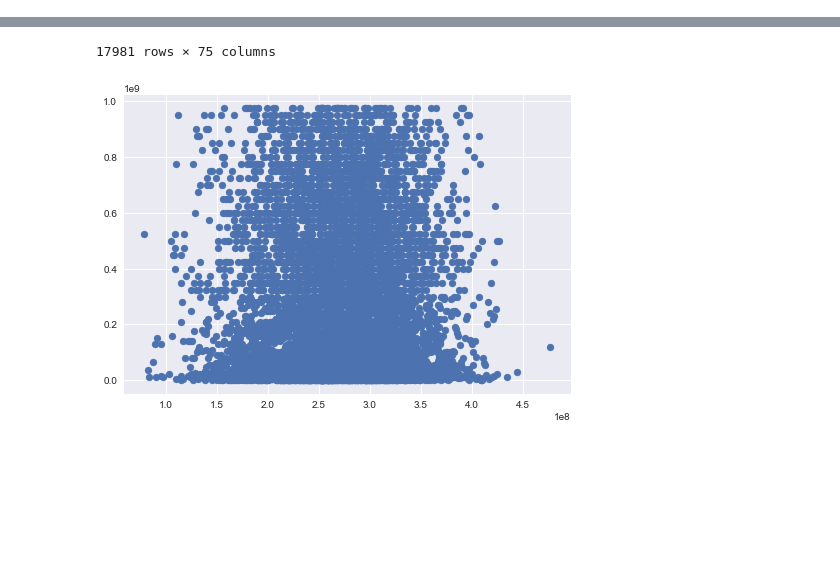
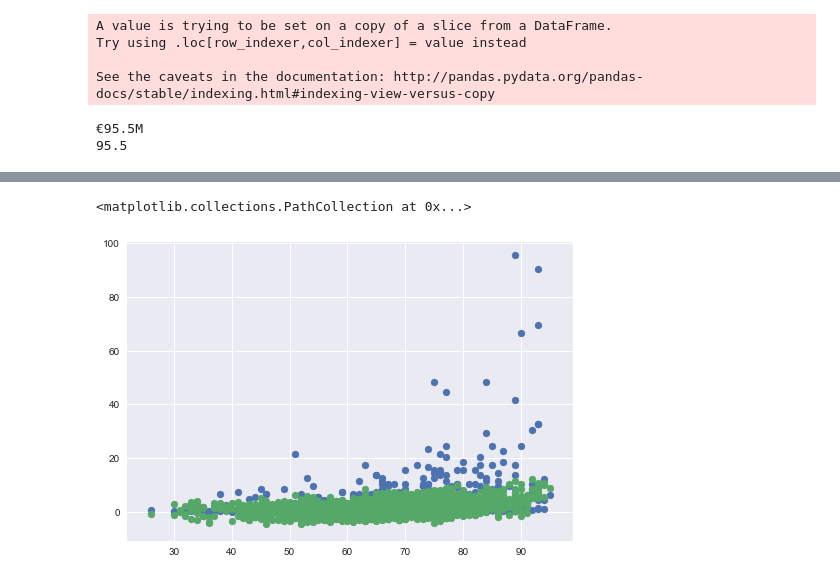
Before and after one commit to Joaogca/ProjetoFinal-CD, a Jupyter notebook: Check-1.ipynb, the cells around one changed output, grey strips where cells are left out. Saved outputs shown, nothing was run; the diff lists cells and outputs as text; code cells hidden in the pictures; blank space fills up the shorter version.

```diff
--- a/Check-1.ipynb
+++ b/Check-1.ipynb
@@ -6,8 +6,17 @@ from sklearn import datasets, linear_model
 import numpy as np
 import pandas as pd
 from sklearn.metrics import mean_squared_error, r2_score
+import tweepy
+import json
+from bs4 import BeautifulSoup
+import requests
+from sklearn.model_selection import train_test_split
+import numpy as np
+import statsmodels.api as sm
+import matplotlib.pyplot as plt
+from mpl_toolkits.mplot3d import Axes3D
 
-df=pd.read_csv('C:/Users/joaog/Downloads/fifa-18-demo-player-dataset/CompleteDataset.csv')
+df=pd.read_csv('Database\CompleteDataset.csv')
 # %%
 def arrumapreco(valor):  #função que retira todos os sinais(emocotions continuam)
     if "M" in valor:
@@ -44,6 +52,28 @@ X = df[features]
+# %%
+features=["Acceleration","Agility","Ball control","Dribbling","Long shots","Marking","Reactions","Short passing","Shot power","Sliding tackle","Stamina","Strength","Volleys"]
+
+df=df.rename(columns = {'Preferred Positions':'Positions'})
+dfataq=df[(df.Positions == 'ST LW ') | (df.Positions == 'RW ') | (df.Positions == 'LW ') | (df.Positions == 'ST ')| (df.Positions == 'CF ')| (df.Positions == 'ST RW ')| (df.Positions == 'CAM ')]
+
+
+for i in features:
+    dfataq[i]=dfataq[i].apply(arrumaatt)
+# %% [output]
+A value is trying to be set on a copy of a slice from a DataFrame.
+Try using .loc[row_indexer,col_indexer] = value instead
+
+See the caveats in the documentation: http://pandas.pydata.org/pandas-docs/stable/indexing.html#indexing-view-versus-copy
 # %%
-from sklearn.model_selection import train_test_split
-X_train, X_test, y_train, y_test = train_test_split(X, y, test_size=0.5, random_state=42)
+X = dfataq[features]
+
+y=dfataq["Value"].apply(arrumapreco)
+print(dfataq.Value[0])
+print(y[0])
+
+X_train, X_test, y_train, y_test = train_test_split(X, y, test_size=0.1, random_state=42)
+# %% [output]
+€95.5M
+95.5
 # %%
 regr = linear_model.LinearRegression()# cria o modelo
 
@@ -52,8 +82,6 @@ regr.fit(X_train, y_train) # treina o modelo
 xfit = X_train
 yfit = regr.predict(X_train)
 
-#plt.scatter(X_train["Acceleration"],y_train)
-plt.scatter(yfit[:8000], y_test[:8000])
-
-df
+plt.scatter(X_train["Acceleration"],y_train)
+plt.scatter(X_train["Acceleration"], yfit)
 # %% [output]
@@ -77,3 +88,3 @@ df
-17981 rows × 75 columns
+<matplotlib.collections.PathCollection at 0x...>
-[figure, old version]
+[figure, new version]
 # %%
```
Also changed, not shown: parts of 9 cells of this notebook.
